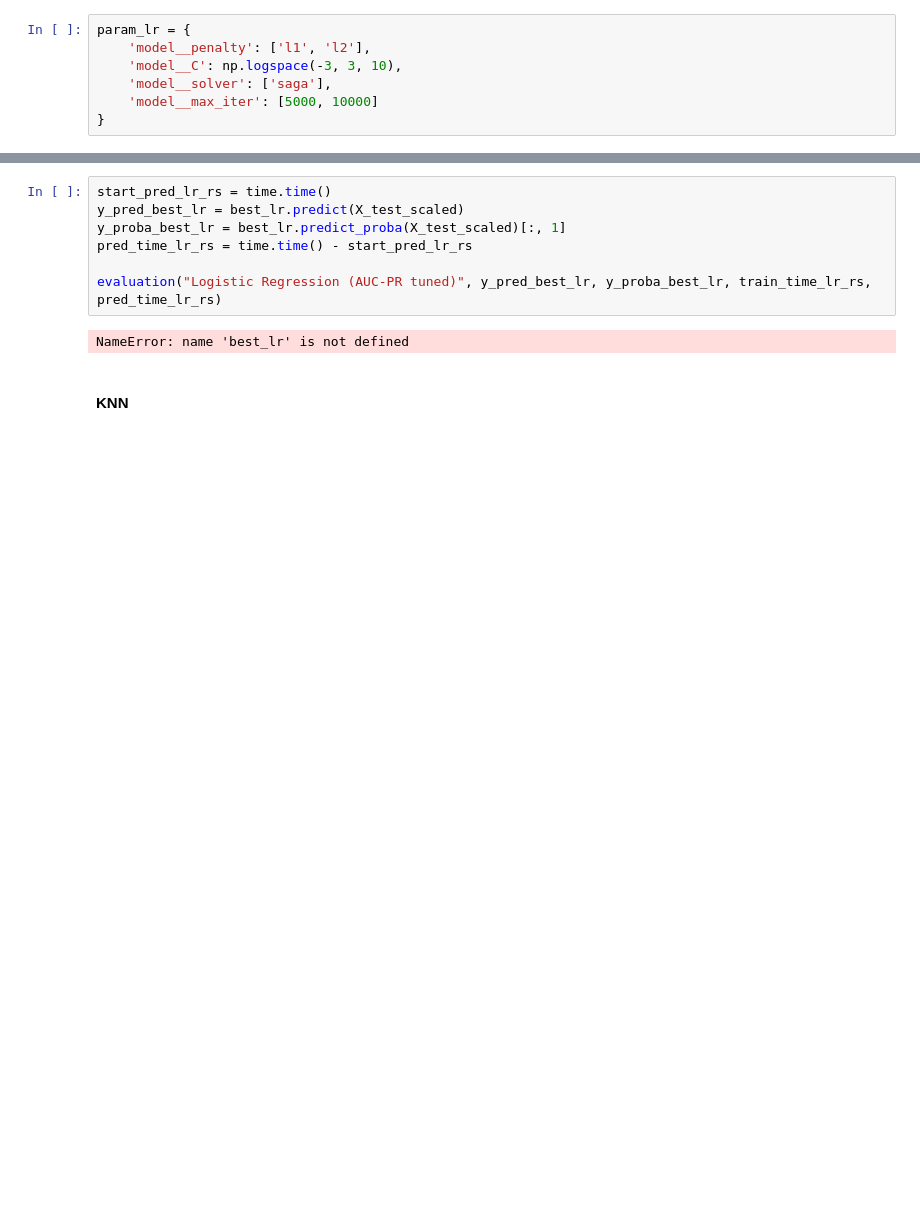
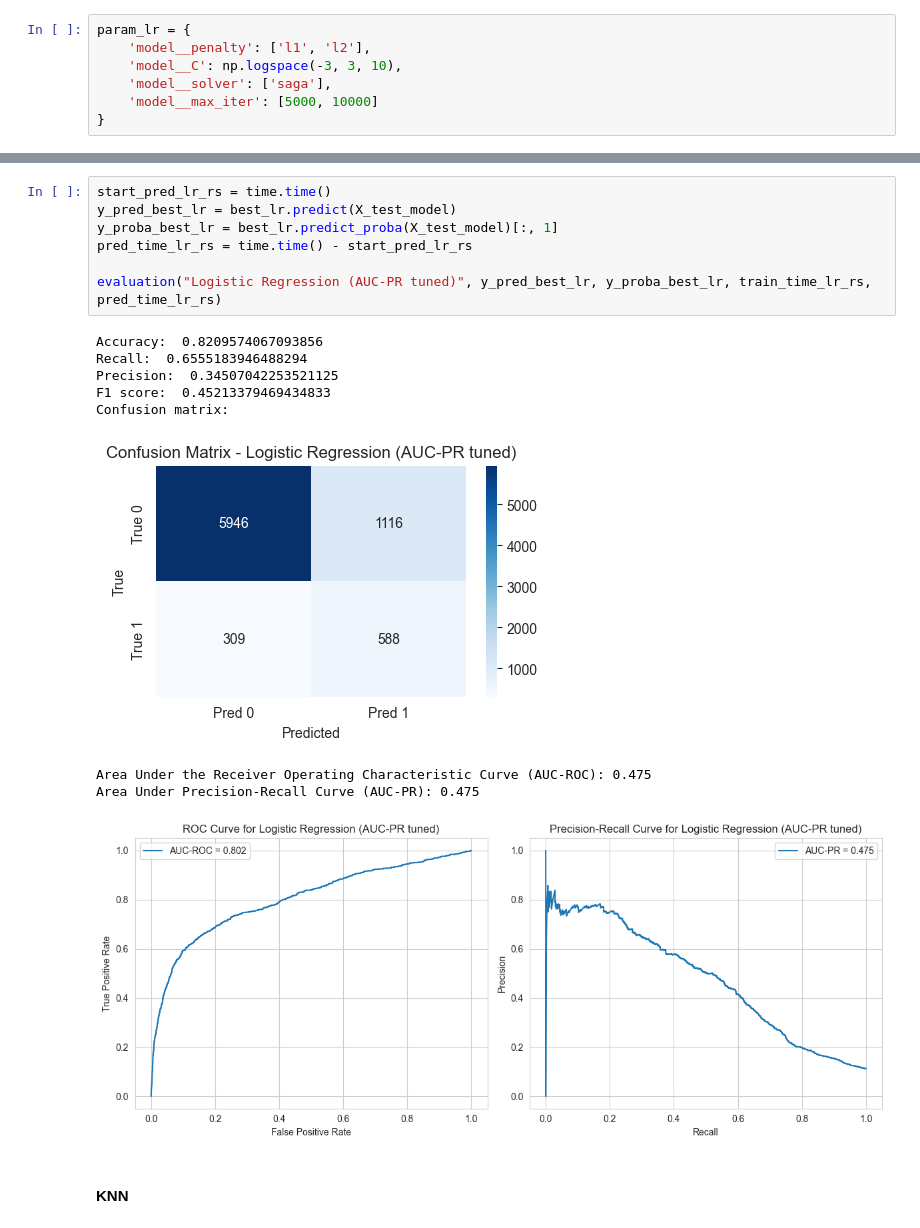
Before and after one commit to matowaty/MINDD_project, a Jupyter notebook: project.ipynb, the cells around one changed output, grey strips where cells are left out. Drawn from its saved outputs; the diff is of its cells as text; blank space fills up the shorter version.

```diff
--- a/project.ipynb
+++ b/project.ipynb
@@ -1441,12 +1442,20 @@ KeyboardInterrupt:
 # %%
 start_pred_lr_rs = time.time()
-y_pred_best_lr = best_lr.predict(X_test_scaled)
-y_proba_best_lr = best_lr.predict_proba(X_test_scaled)[:, 1]
+y_pred_best_lr = best_lr.predict(X_test_model)
+y_proba_best_lr = best_lr.predict_proba(X_test_model)[:, 1]
 pred_time_lr_rs = time.time() - start_pred_lr_rs
 
 evaluation("Logistic Regression (AUC-PR tuned)", y_pred_best_lr, y_proba_best_lr, train_time_lr_rs, pred_time_lr_rs)
 # %% [output]
-NameError: name 'best_lr' is not defined
+Accuracy:  0.8209574067093856
+Recall:  0.6555183946488294
+Precision:  0.34507042253521125
+F1 score:  0.45213379469434833
+Confusion matrix:
+[figure, added]
+Area Under the Receiver Operating Characteristic Curve (AUC-ROC): 0.475
+Area Under Precision-Recall Curve (AUC-PR): 0.475
+[figure, added]
 # %% [markdown]
 #### KNN
 # %%
```
Also changed, not shown: parts of 4 cells of this notebook.
